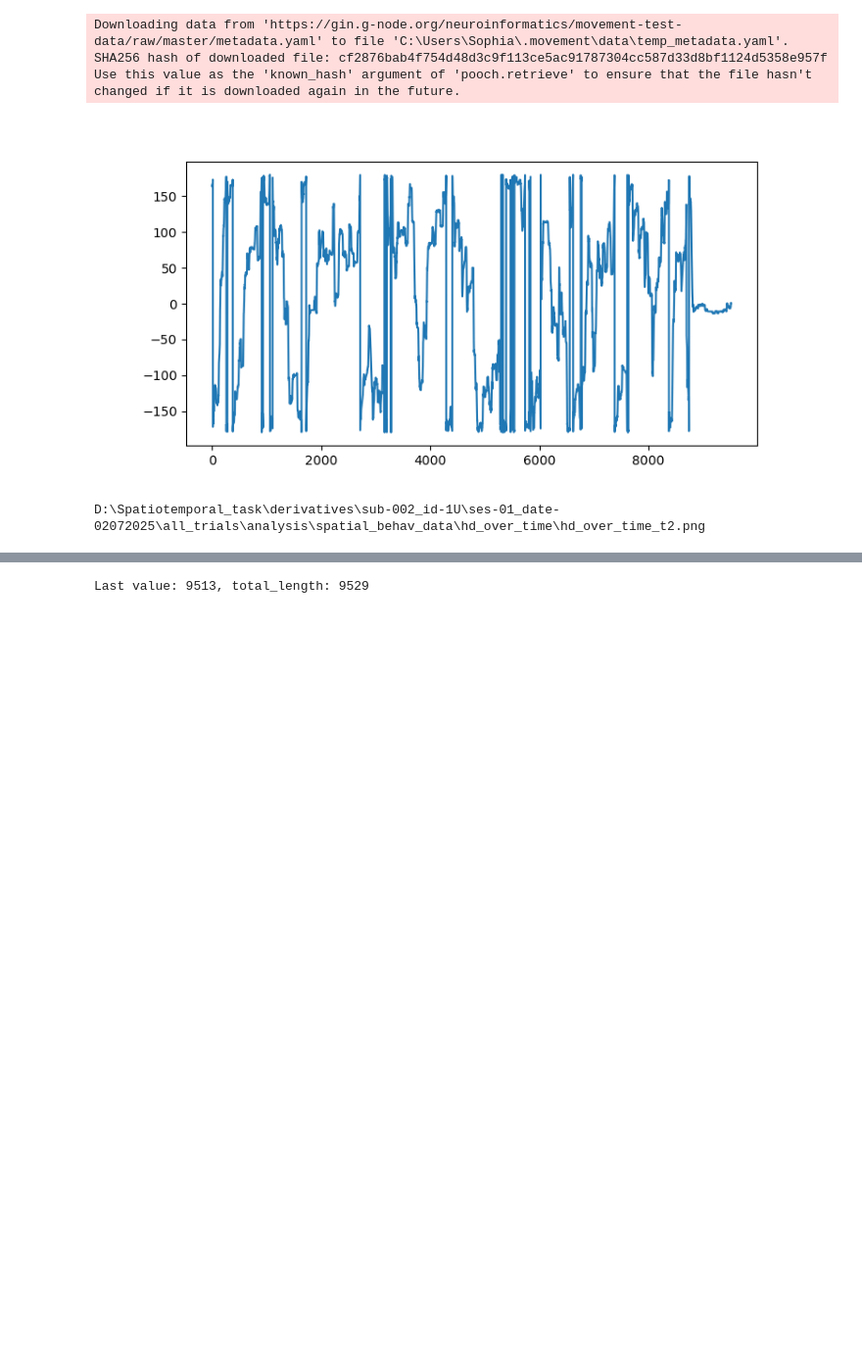
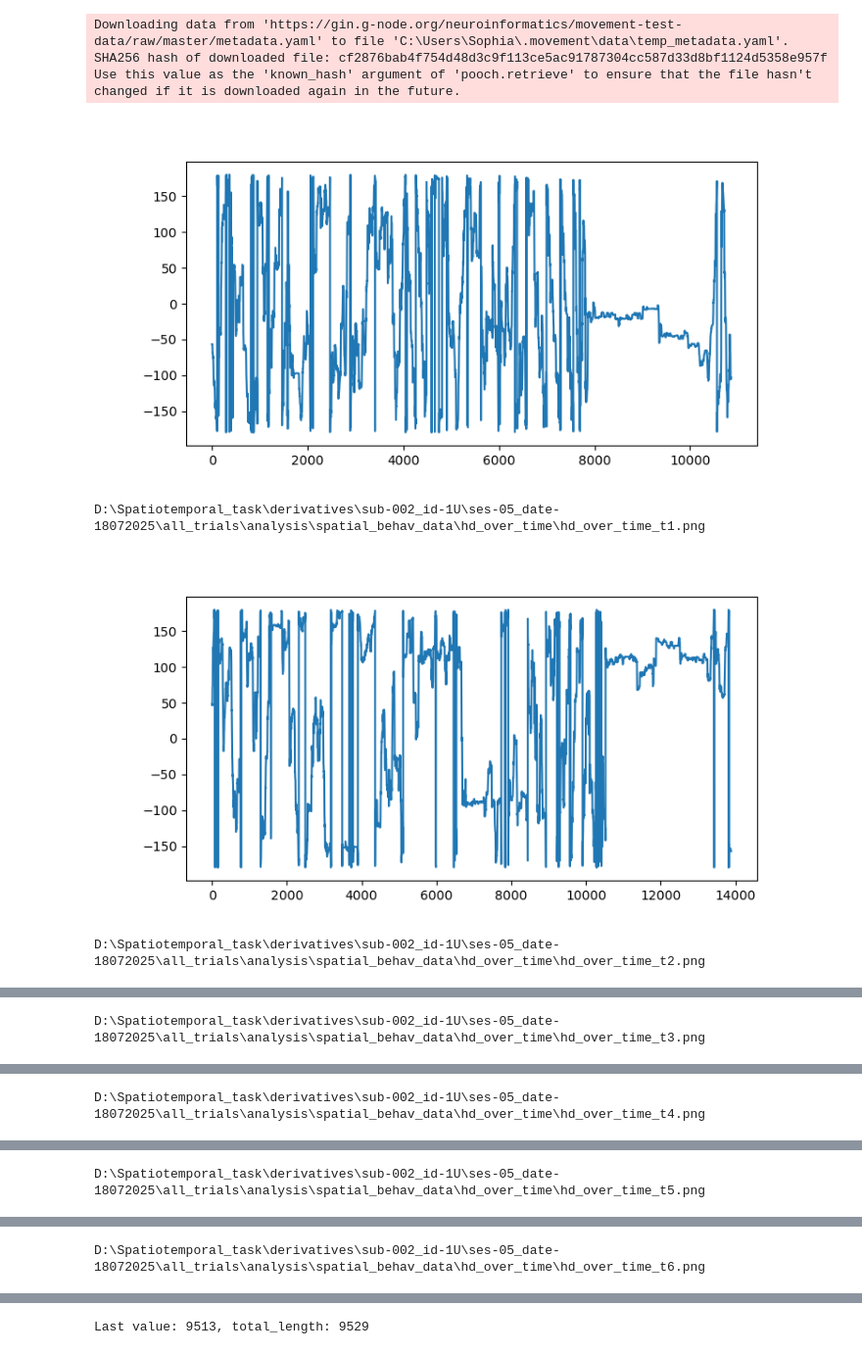
Before and after one commit to AgolovaUCL/analysis_pipeline, a Jupyter notebook: tracking and video/adjust_hd.ipynb, the cells around one changed output, grey strips where cells are left out. Shown at 98% size. Drawn from its saved outputs; the diff is of its cells as text; code cells hidden in the pictures; blank space fills up the shorter version.

```diff
--- a/tracking and video/adjust_hd.ipynb
+++ b/tracking and video/adjust_hd.ipynb
@@ -124,37 +124,39 @@ def interpolate_circular_deg(hd_array, max_gap=60):
     return result
 # %%
 
-behav_data_path = r"D:\Spatiotemporal_task\derivatives\sub-002_id-1U\ses-01_date-02072025\all_trials\analysis\spatial_behav_data"
+behav_data_path = r"D:\Spatiotemporal_task\derivatives\sub-002_id-1U\ses-05_date-18072025\all_trials\analysis\spatial_behav_data"
 base_path = os.path.join(behav_data_path, 'XY_and_HD')
-tr = 2
+for tr in np.arange(1,11):
 
-#df_path = os.path.join(base_path, 'three_hd_methods', f"XY_HD_t{tr}.csv")
-df_path = os.path.join(base_path, f"XY_HD_t{tr}_full.csv")
-df = pd.read_csv(df_path)
+    #df_path = os.path.join(base_path, 'three_hd_methods', f"XY_HD_t{tr}.csv")
+    df_path = os.path.join(base_path, f"XY_HD_t{tr}_full.csv")
+    df = pd.read_csv(df_path)
 
-hd_forward = df['hd_forward']
-hd_cap_to_ears = df['hd_cap_to_ears']
+    hd_forward = df['hd_forward']
+    hd_cap_to_ears = df['hd_cap_to_ears']
 
-hd_avg_vals = []
+    hd_avg_vals = []
 
-hd_avg_vals = [
-    circmean([f, c], high=180, low=-180) if not np.isnan(f) and not np.isnan(c)
-    else f if not np.isnan(f)
-    else c if not np.isnan(c)
-    else np.nan
-    for f, c in zip(hd_forward, hd_cap_to_ears)
-]
+    hd_avg_vals = [
+        circmean([f, c], high=180, low=-180) if not np.isnan(f) and not np.isnan(c)
+        else f if not np.isnan(f)
+        else c if not np.isnan(c)
+        else np.nan
+        for f, c in zip(hd_forward, hd_cap_to_ears)
+    ]
 
-#hd_avg_vals = hd_avg_vals[:8622]
-x = np.arange(1, len(hd_avg_vals) + 1)
+    #hd_avg_vals = hd_avg_vals[:8622]
+    x = np.arange(1, len(hd_avg_vals) + 1)
 
-output_folder = os.path.join(behav_data_path, "hd_over_time")
-output_path = os.path.join(output_folder, f"hd_over_time_t{tr}.png")
-plt.figure(figsize = [8,4])
-plt.plot(x, hd_avg_vals)
-plt.show()
-#plt.savefig(output_path)
-print(output_path)
+    output_folder = os.path.join(behav_data_path, "hd_over_time")
+    output_path = os.path.join(output_folder, f"hd_over_time_t{tr}.png")
+    plt.figure(figsize = [8,4])
+    plt.plot(x, hd_avg_vals)
+    plt.show()
+    #plt.savefig(output_path)
+    print(output_path)
 # %% [output]
-[figure, old version]
+[figure, new version]
-D:\Spatiotemporal_task\derivatives\sub-002_id-1U\ses-01_date-02072025\all_trials\analysis\spatial_behav_data\hd_over_time\hd_over_time_t2.png
+D:\Spatiotemporal_task\derivatives\sub-002_id-1U\ses-05_date-18072025\all_trials\analysis\spatial_behav_data\hd_over_time\hd_over_time_t1.png
+[figure, added]
+D:\Spatiotemporal_task\derivatives\sub-002_id-1U\ses-05_date-18072025\all_trials\analysis\spatial_behav_data\hd_over_time\hd_over_time_t2.png
@@ -160,0 +164 @@ D:\Spatiotemporal_task\derivatives\sub-002_id-1U\ses-01_date-02072025\all_trials
+D:\Spatiotemporal_task\derivatives\sub-002_id-1U\ses-05_date-18072025\all_trials\analysis\spatial_behav_data\hd_over_time\hd_over_time_t3.png
@@ -160,0 +166 @@ D:\Spatiotemporal_task\derivatives\sub-002_id-1U\ses-01_date-02072025\all_trials
+D:\Spatiotemporal_task\derivatives\sub-002_id-1U\ses-05_date-18072025\all_trials\analysis\spatial_behav_data\hd_over_time\hd_over_time_t4.png
@@ -160,0 +168 @@ D:\Spatiotemporal_task\derivatives\sub-002_id-1U\ses-01_date-02072025\all_trials
+D:\Spatiotemporal_task\derivatives\sub-002_id-1U\ses-05_date-18072025\all_trials\analysis\spatial_behav_data\hd_over_time\hd_over_time_t5.png
@@ -160,0 +170 @@ D:\Spatiotemporal_task\derivatives\sub-002_id-1U\ses-01_date-02072025\all_trials
+D:\Spatiotemporal_task\derivatives\sub-002_id-1U\ses-05_date-18072025\all_trials\analysis\spatial_behav_data\hd_over_time\hd_over_time_t6.png
```
Also changed, not shown: parts of 3 cells of this notebook, 18 other files.
